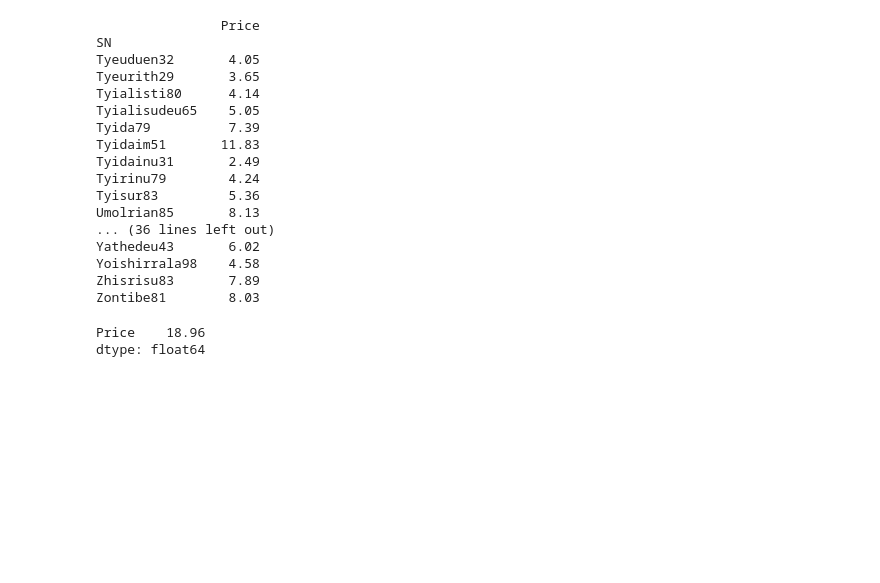
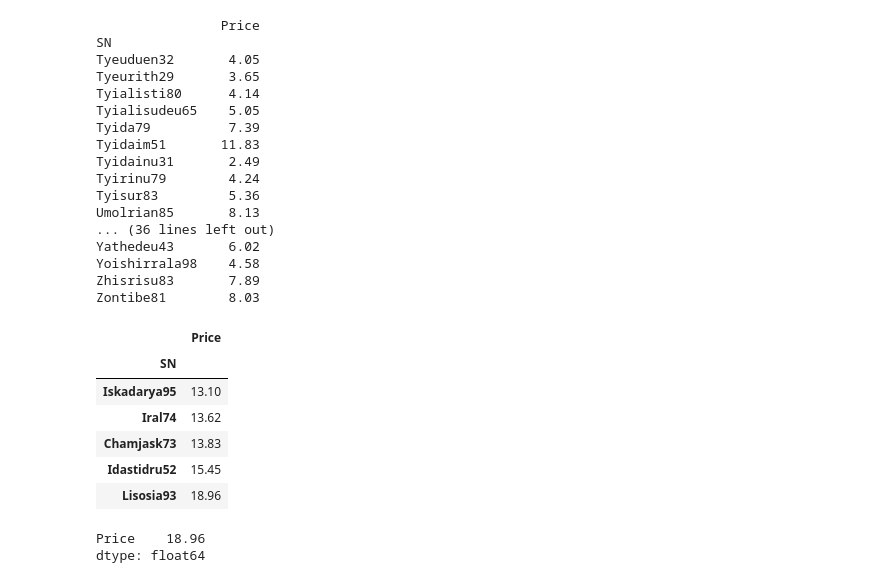
Before and after one commit to efennie/pandas-challenge, a Jupyter notebook: HeroesOfPymoli/main.ipynb, the cells around one changed output. Drawn from its saved outputs; the diff is of its cells as text; code cells hidden in the pictures; blank space fills up the shorter version.

Commit message:
editing max spenders formulas

```diff
--- a/HeroesOfPymoli/main.ipynb
+++ b/HeroesOfPymoli/main.ipynb
@@ -434,6 +434,18 @@ Yathedeu43       6.02
 Yoishirrala98    4.58
 Zhisrisu83       7.89
 Zontibe81        8.03
+# %%
+find_the_max_spenders = total_purchased_by_SN.sort_values('Price')
+find_the_max_spenders = find_the_max_spenders.tail(5)
+find_the_max_spenders
+# %% [output]
+|  | Price |
+| SN |  |
+| Iskadarya95 | 13.10 |
+| Iral74 | 13.62 |
+| Chamjask73 | 13.83 |
+| Idastidru52 | 15.45 |
+| Lisosia93 | 18.96 |
 # %%
 total_purchased_condensed = total_purchased_by_SN.max()
 total_purchased_condensed
```
